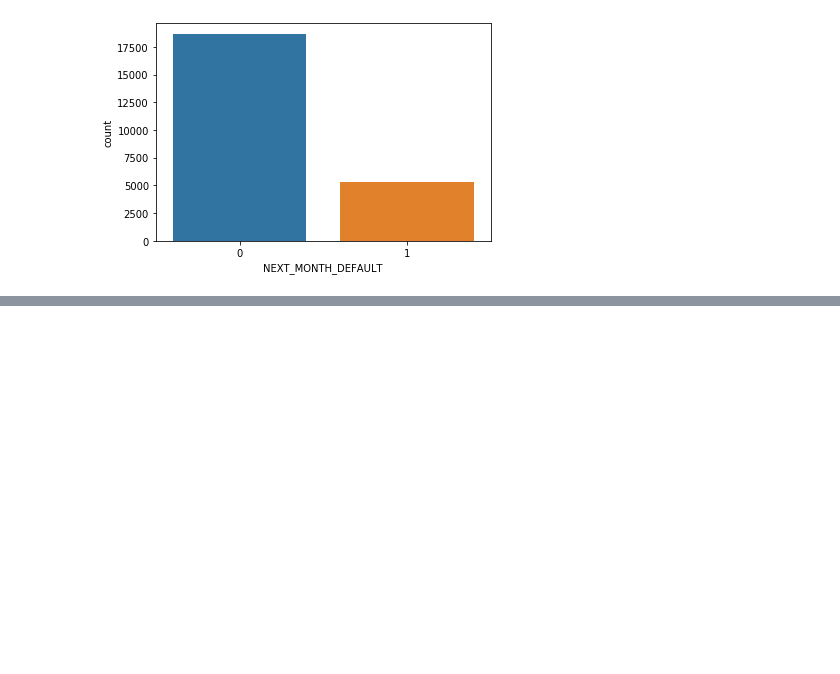
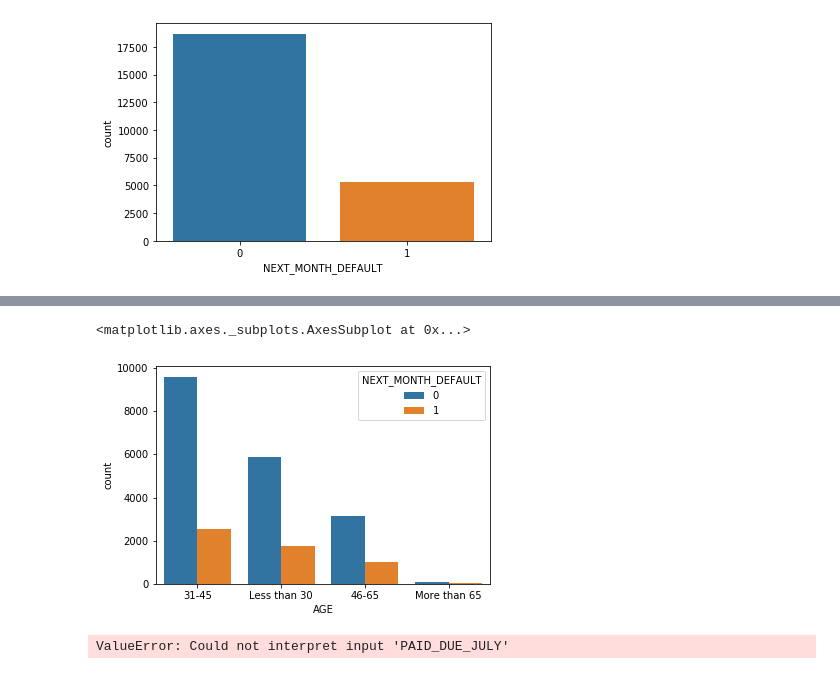
Before and after one commit to shasikaud/Data-Storm, a Jupyter notebook: DataStorm 1.ipynb, the cells around one changed output, grey strips where cells are left out. Saved outputs shown, nothing was run; the diff lists cells and outputs as text; code cells hidden in the pictures; blank space fills up the shorter version.

```diff
--- a/DataStorm 1.ipynb
+++ b/DataStorm 1.ipynb
@@ -80,0 +46,9 @@ train_data_updated
+# %%
+sns.countplot(x='AGE', data=train_data, hue =target)
+# %% [output]
+<matplotlib.axes._subplots.AxesSubplot at 0x...>
+[figure, added]
+# %%
+sns.barplot(x = target, y ='PAID_DUE_JULY',data=train_data)
+# %% [output]
+ValueError: Could not interpret input 'PAID_DUE_JULY'
```
Also changed, not shown: parts of 19 cells of this notebook.
